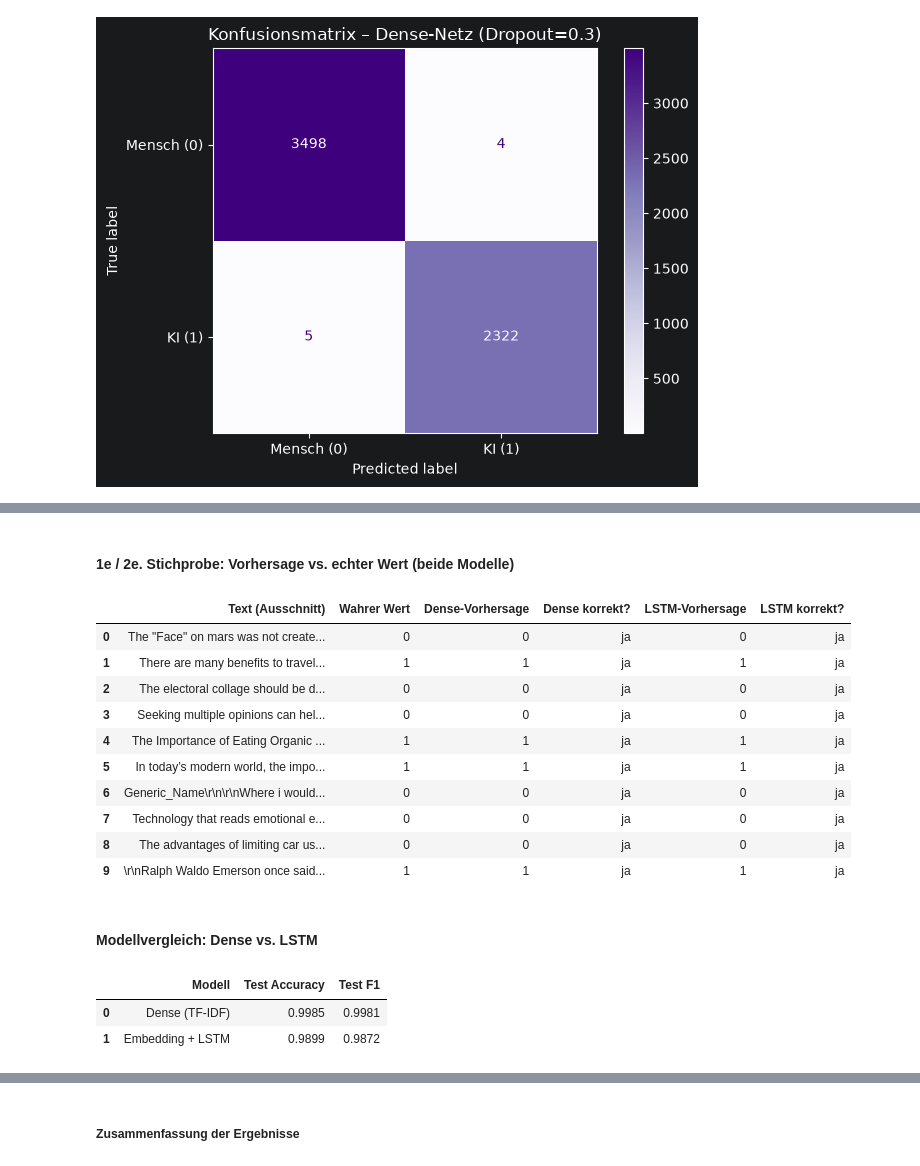
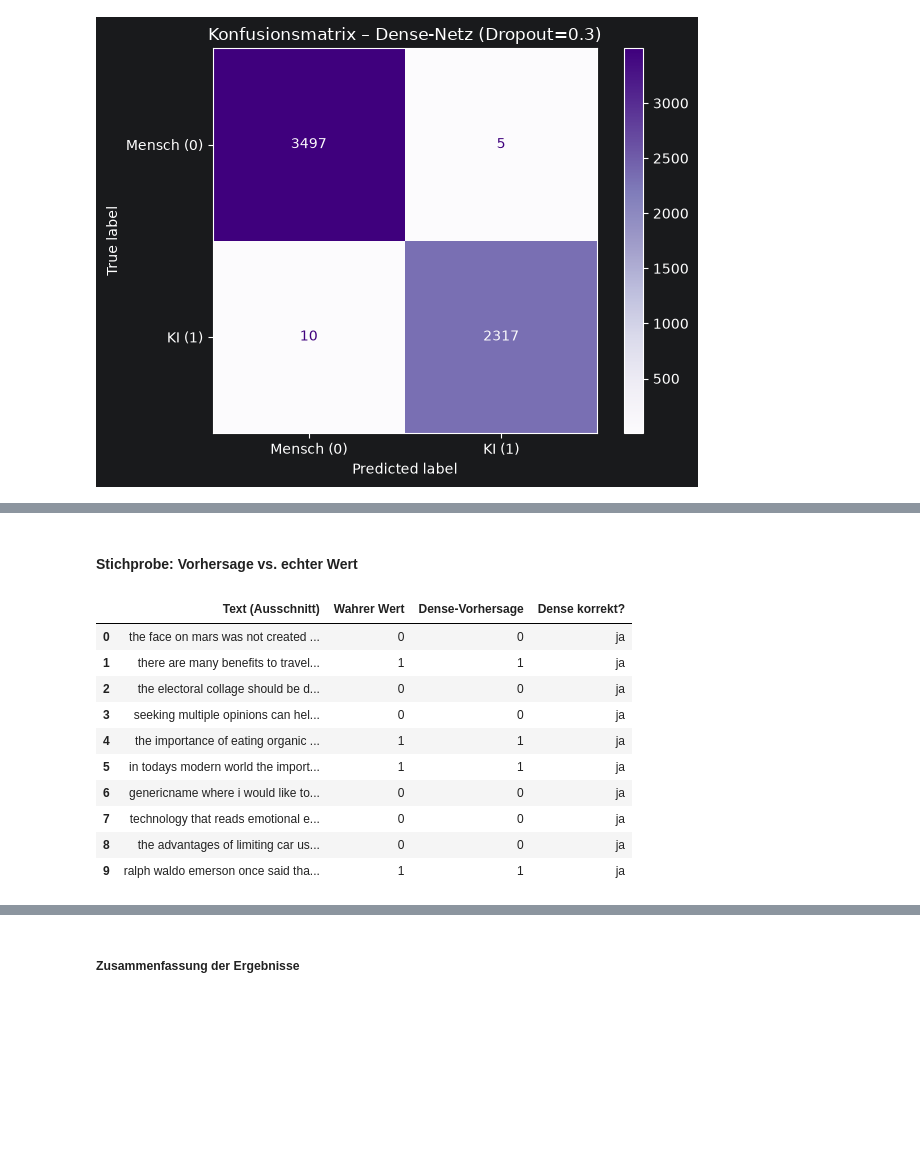
Before and after one commit to TheAmarok/Neue-Konzepte-Gruppe-9, a Jupyter notebook: Notebook_Abgabeversion_kommentiert.ipynb, the cells around one changed output, grey strips where cells are left out. Drawn from its saved outputs; the diff is of its cells as text; code cells hidden in the pictures; blank space fills up the shorter version.

```diff
--- a/Notebook_Abgabeversion_kommentiert.ipynb
+++ b/Notebook_Abgabeversion_kommentiert.ipynb
@@ -2801,7 +2798,7 @@ Der Datensatz wird in drei Teile aufgeteilt:
 _Wichtig:_ Testdaten werden erst ganz am Ende verwendet!
 # %%
 # Eingabe- und Zielvariable festlegen
-X = df["text"]
+X = df["text_clean"]
 y = df["generated"]
 
 # Train+Val / Test aufteilen (geschichtet)
@@ -2872,7 +2869,7 @@ for n in n_estimators_list:
     # Pipeline mit aktueller Baumanzahl erstellen
     pipe = Pipeline([
         ("tfidf", TfidfVectorizer(max_features=10000, sublinear_tf=True)),
-        ("clf",   RandomForestClassifier(n_estimators=n, random_state=42, n_jobs=-1)),
+        ("clf",   RandomForestClassifier(n_estimators=n, max_depth=None, random_state=42, n_jobs=-1)),
     ])
     # Pipeline trainieren
     pipe.fit(X_train, y_train)
@@ -2948,7 +2948,7 @@ for depth in depths:
     # Pipeline mit aktueller Tiefe erstellen
     pipe = Pipeline([
         ("tfidf", TfidfVectorizer(max_features=10000, sublinear_tf=True)),
-        ("clf",   RandomForestClassifier(n_estimators=100, max_depth=depth, random_state=42, n_jobs=-1)),
+        ("clf",   RandomForestClassifier(n_estimators=300, max_depth=depth, random_state=42, n_jobs=-1)),
     ])
     # Pipeline trainieren
     pipe.fit(X_train, y_train)
@@ -3368,7 +3244,7 @@ GPU verfügbar: False
 Wie bei den vorherigen Modellen: 60 % Training, 20 % Validierung, 20 % Test. Die Testdaten werden erst ganz am Ende verwendet.
 # %%
 # Eingabedaten (Texte) als Array
-X = df["text"].values
+X = df["text_clean"].values
 # Zielvariable (Labels) als Array
 y = df["generated"].values
 
@@ -3902,65 +3519,41 @@ plt.show()
 # %% [markdown]
-#### 1e / 2e. Stichprobe: Vorhersage vs. echter Wert (beide Modelle)
+#### Stichprobe: Vorhersage vs. echter Wert
 # %%
 # Anzahl der Stichprobenbeispiele
 sample_n = 10
 # Reproduzierbaren Zufallsgenerator anlegen
 rng = np.random.RandomState(7)
 # Zufällige Indizes aus den Testdaten ziehen
 sample_idx = rng.choice(len(X_test), size=sample_n, replace=False)
 
 # Zugehörige Texte holen
 sample_texts = [X_test[i] for i in sample_idx]
 # Zugehörige echte Labels holen
 sample_true  = y_test[sample_idx]
 
 # Dense-Vorhersagen für die Beispiele (Schwelle 0.5)
 sample_pred_dense = (dense_best.predict(X_test_tfidf[sample_idx], verbose=0) > 0.5).astype(int).flatten()
-# LSTM-Vorhersagen für die Beispiele (Schwelle 0.5)
-sample_pred_lstm  = (lstm_best.predict(X_test_pad[sample_idx], verbose=0) > 0.5).astype(int).flatten()
 
-# Vergleichstabelle beider Modelle erstellen
+# Vergleichstabelle erstellen
 pd.DataFrame({
     # Textausschnitt
     "Text (Ausschnitt)": [t[:70] + "..." for t in sample_texts],
     # Echtes Label
     "Wahrer Wert":       sample_true,
     # Dense-Vorhersage
     "Dense-Vorhersage":  sample_pred_dense,
     # Korrektheit Dense
     "Dense korrekt?":    ["ja" if t==p else "nein" for t,p in zip(sample_true, sample_pred_dense)],
-    # LSTM-Vorhersage
-    "LSTM-Vorhersage":   sample_pred_lstm,
-    # Korrektheit LSTM
-    "LSTM korrekt?":     ["ja" if t==p else "nein" for t,p in zip(sample_true, sample_pred_lstm)],
 })
 # %% [output]
-|  | Text (Ausschnitt) | Wahrer Wert | Dense-Vorhersage | Dense korrekt? | LSTM-Vorhersage | LSTM korrekt? |
-| 0 | The "Face" on mars was not create... | 0 | 0 | ja | 0 | ja |
-| 1 | There are many benefits to travel... | 1 | 1 | ja | 1 | ja |
-| 2 | The electoral collage should be d... | 0 | 0 | ja | 0 | ja |
-| 3 | Seeking multiple opinions can hel... | 0 | 0 | ja | 0 | ja |
-| 4 | The Importance of Eating Organic ... | 1 | 1 | ja | 1 | ja |
-| 5 | In today’s modern world, the impo... | 1 | 1 | ja | 1 | ja |
-| 6 | Generic_Name\r\n\r\nWhere i would... | 0 | 0 | ja | 0 | ja |
-| 7 | Technology that reads emotional e... | 0 | 0 | ja | 0 | ja |
-| 8 | The advantages of limiting car us... | 0 | 0 | ja | 0 | ja |
-| 9 | \r\nRalph Waldo Emerson once said... | 1 | 1 | ja | 1 | ja |
+|  | Text (Ausschnitt) | Wahrer Wert | Dense-Vorhersage | Dense korrekt? |
+| 0 | the face on mars was not created ... | 0 | 0 | ja |
+| 1 | there are many benefits to travel... | 1 | 1 | ja |
+| 2 | the electoral collage should be d... | 0 | 0 | ja |
+| 3 | seeking multiple opinions can hel... | 0 | 0 | ja |
+| 4 | the importance of eating organic ... | 1 | 1 | ja |
+| 5 | in todays modern world the import... | 1 | 1 | ja |
+| 6 | genericname where i would like to... | 0 | 0 | ja |
+| 7 | technology that reads emotional e... | 0 | 0 | ja |
+| 8 | the advantages of limiting car us... | 0 | 0 | ja |
+| 9 | ralph waldo emerson once said tha... | 1 | 1 | ja |
-# %% [markdown]
-#### Modellvergleich: Dense vs. LSTM
-# %%
-# Vergleichstabelle Dense vs. LSTM (Test-Accuracy und Test-F1) erstellen
-comparison = pd.DataFrame({
-    # Modellnamen
-    "Modell":        ["Dense (TF-IDF)", "Embedding + LSTM"],
-    # Test-Accuracy beider Modelle
-    "Test Accuracy": [round(test_acc_dense, 4), round(test_acc_lstm, 4)],
-    # Test-F1 beider Modelle
-    "Test F1":       [round(test_f1_dense, 4), round(test_f1_lstm, 4)],
-})
-# Tabelle ausgeben
-comparison
-# %% [output]
-|  | Modell | Test Accuracy | Test F1 |
-| 0 | Dense (TF-IDF) | 0.9985 | 0.9981 |
-| 1 | Embedding + LSTM | 0.9899 | 0.9872 |
```
Also changed, not shown: parts of 70 cells of this notebook.
